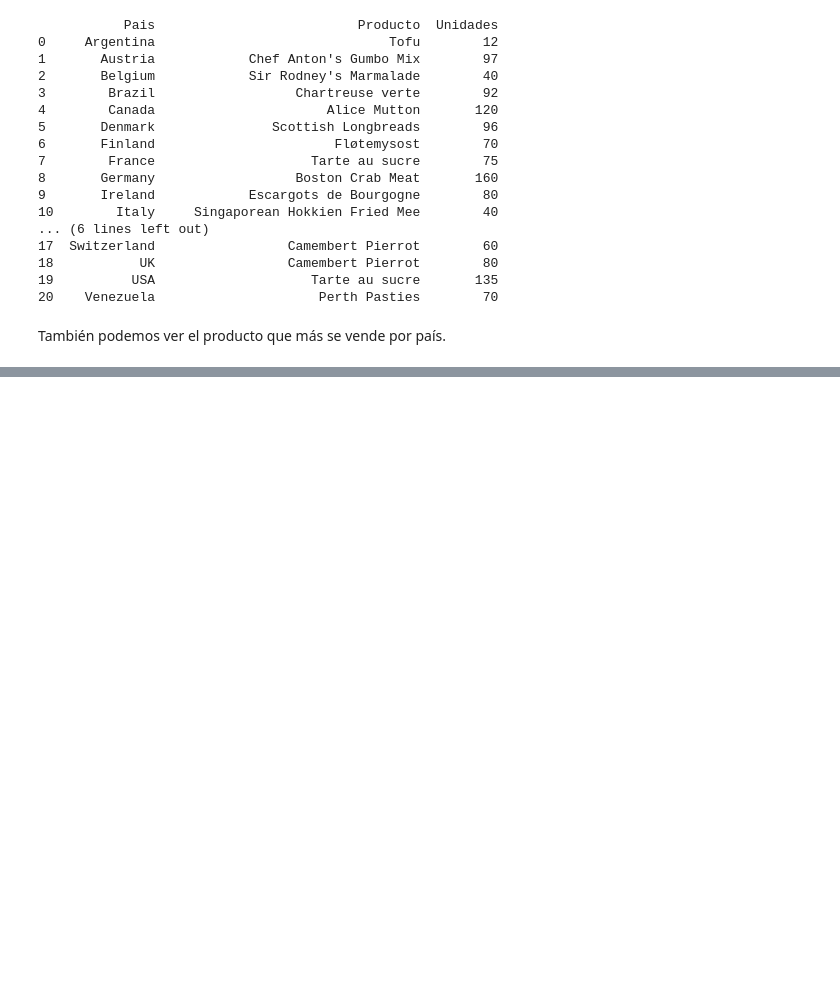
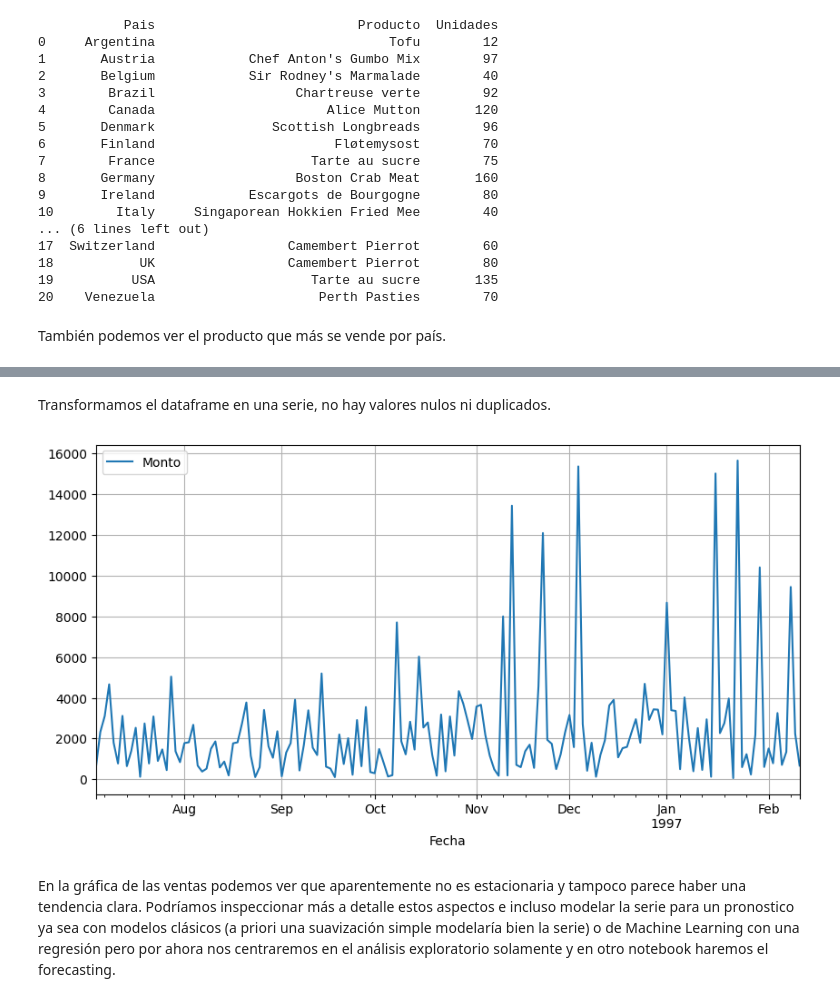
Before and after one commit to arieldatascientist/Northwind_end-to-end-ventas-forecasting-and-segmentation, a Jupyter notebook: notebooks/EDA_Northwind.ipynb, the cells around one changed output, grey strips where cells are left out. Drawn from its saved outputs; the diff is of its cells as text; code cells hidden in the pictures; blank space fills up the shorter version.

Commit message:
Se agregó información sobre los empleados y las ventas diarias

```diff
--- a/notebooks/EDA_Northwind.ipynb
+++ b/notebooks/EDA_Northwind.ipynb
@@ -824,0 +866,13 @@ También podemos ver el producto que más se vende por país.
+# %%
+#Ventas por día
+query8 = '''
+        SELECT o.OrderDate as Fecha, sum(od.Quantity * p.Price) as Monto FROM Orders o
+        JOIN OrderDetails od ON o.OrderID = od.OrderID
+        JOIN Products p ON od.ProductID = p.ProductID
+        GROUP BY Fecha
+        ORDER BY Fecha ASC
+
+'''
+
+ventas_dia = pd.read_sql_query(query8, conn)
+print(ventas_dia)
@@ -824,0 +896,6 @@ También podemos ver el producto que más se vende por país.
+# %%
+ventas_dia_serie = ventas_dia.copy()
+ventas_dia_serie["Fecha"] = pd.to_datetime(ventas_dia_serie["Fecha"])
+ventas_dia_serie = ventas_dia_serie.set_index("Fecha")
+print(ventas_dia_serie.info())
+print(ventas_dia_serie.index.duplicated().any())
@@ -824,0 +913,10 @@ También podemos ver el producto que más se vende por país.
+# %% [markdown]
+Transformamos el dataframe en una serie, no hay valores nulos ni duplicados.
+# %%
+ventas_dia_serie.plot(figsize=(10, 5))
+plt.grid()
+plt.show()
+# %% [output]
+[figure, added]
+# %% [markdown]
+En la gráfica de las ventas podemos ver que aparentemente no es estacionaria y tampoco parece haber una tendencia clara. Podríamos inspeccionar más a detalle estos aspectos e incluso modelar la serie para un pronostico ya sea con modelos clásicos (a priori una suavización simple modelaría bien la serie) o de Machine Learning con una regresión pero por ahora nos centraremos en el análisis exploratorio solamente y en otro notebook haremos el forecasting.
```
Also changed, not shown: parts of 10 cells of this notebook.
